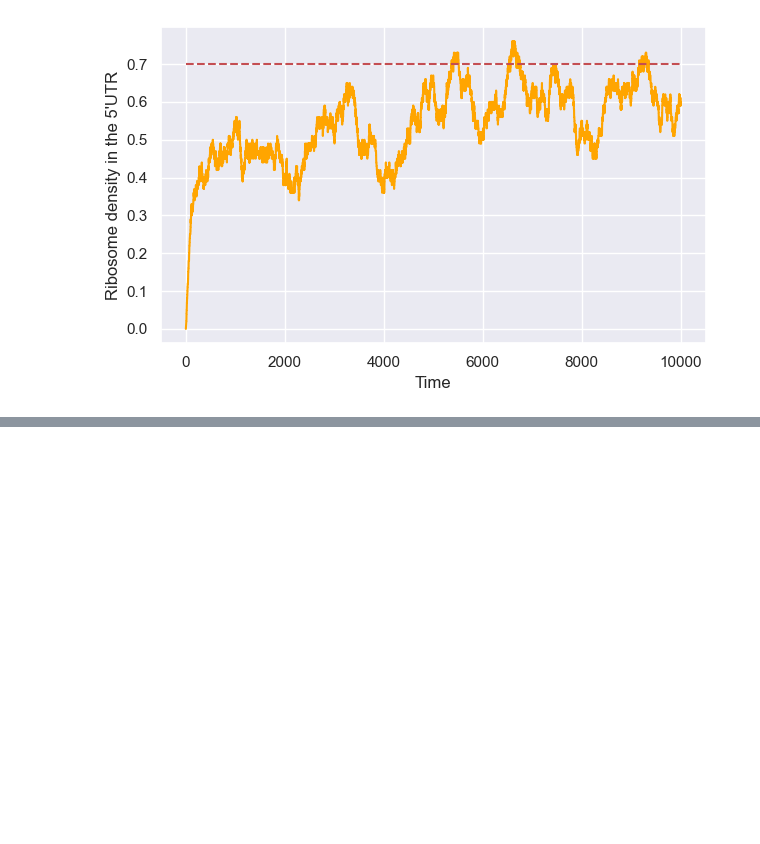
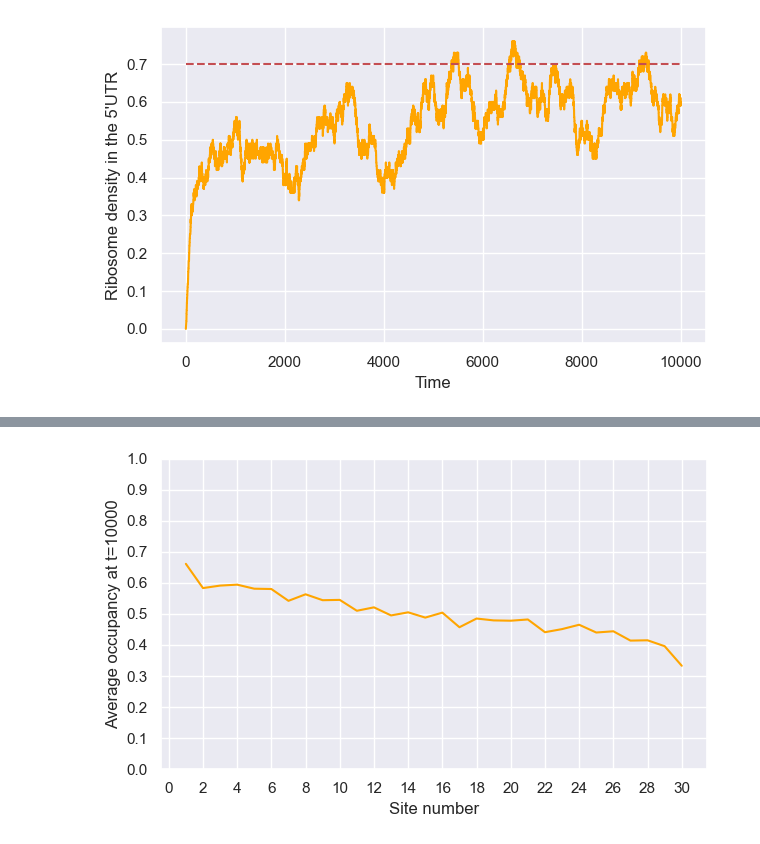
Before and after one commit to gabin-rousseau/roadblock_project, a Jupyter notebook: python/rini_v0-4.ipynb, the cells around one changed output, grey strips where cells are left out. Saved outputs shown, nothing was run; the diff lists cells and outputs as text; code cells hidden in the pictures; blank space fills up the shorter version.

```diff
--- a/python/rini_v0-4.ipynb
+++ b/python/rini_v0-4.ipynb
@@ -687,0 +690,5 @@ test=rinimo(dataset=True, visual=False)
+# %%
+#PLOT THE AVERAGE OCCUPANCY PROFILE AT T=10000, n=1000 samples, L=30, no blockable site
+rinimo(timepoint=10000,n=1000,B_i=[])
+# %% [output]
+[figure, added]
```
Also changed, not shown: parts of 12 cells of this notebook.
